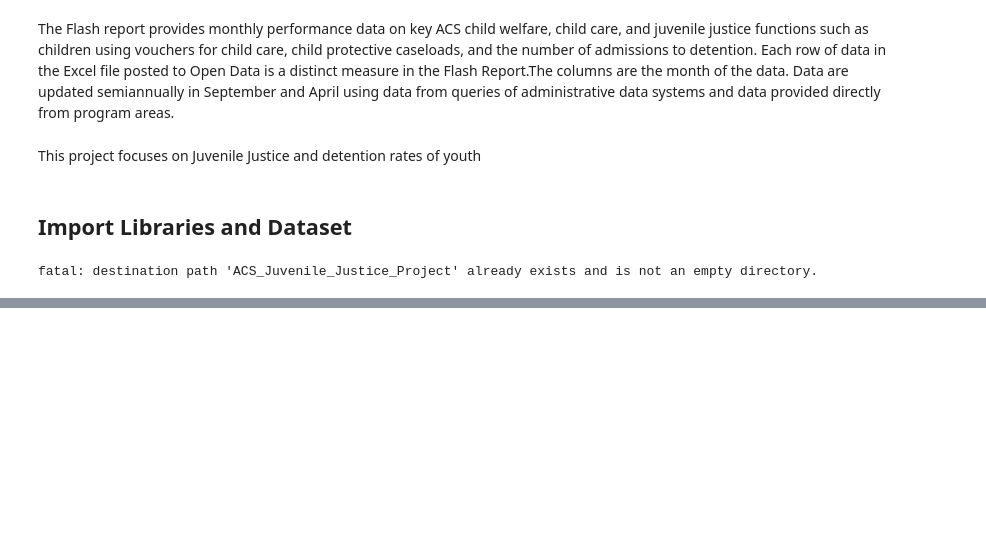
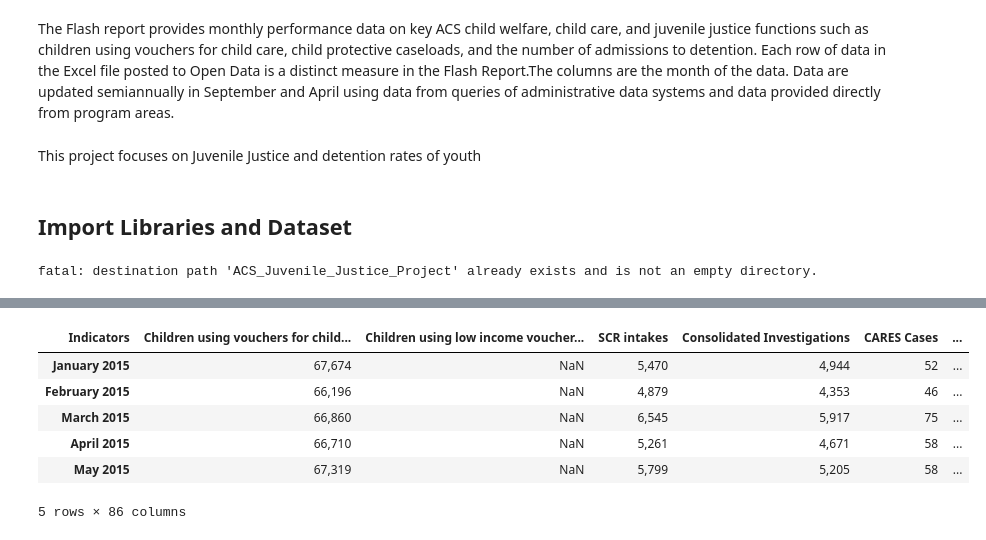
Before and after one commit to WilliamHallPortfolio/ACS_Juvenile_Justice_Project, a Jupyter notebook: ACS and JJ.ipynb, the cells around one changed output, grey strips where cells are left out. Saved outputs shown, nothing was run; the diff lists cells and outputs as text; code cells hidden in the pictures; blank space fills up the shorter version.

```diff
--- a/ACS and JJ.ipynb
+++ b/ACS and JJ.ipynb
@@ -54,0 +67,13 @@ df[:1]
+# %%
+# Transposing dataframe
+df = df.T
+# Head of df
+df.head()
+# %% [output]
+| Indicators | Children using vouchers for child... | Children using low income voucher... | SCR intakes | Consolidated Investigations | CARES Cases | ... |
+| January 2015 | 67,674 | NaN | 5,470 | 4,944 | 52 | ... |
+| February 2015 | 66,196 | NaN | 4,879 | 4,353 | 46 | ... |
+| March 2015 | 66,860 | NaN | 6,545 | 5,917 | 75 | ... |
+| April 2015 | 66,710 | NaN | 5,261 | 4,671 | 58 | ... |
+| May 2015 | 67,319 | NaN | 5,799 | 5,205 | 58 | ... |
+5 rows × 86 columns
```
Also changed, not shown: parts of 7 cells of this notebook.
